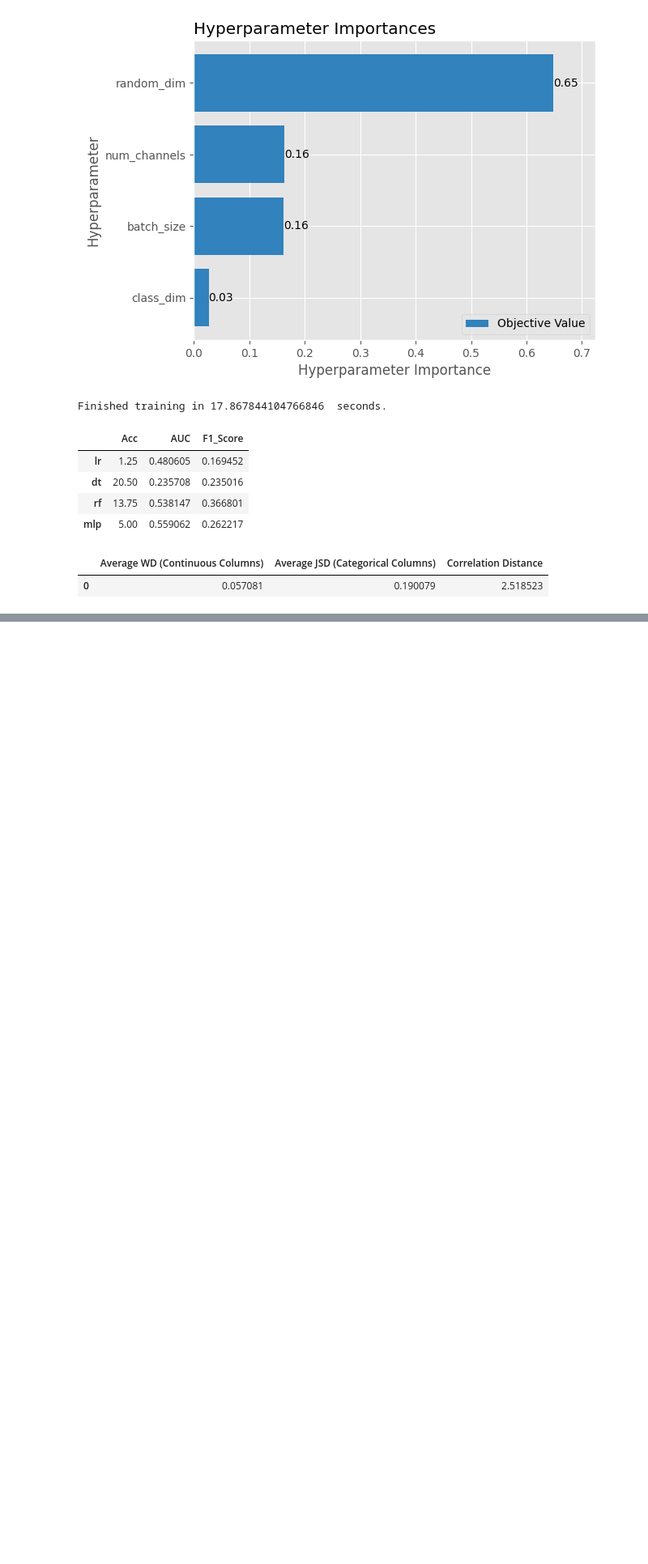
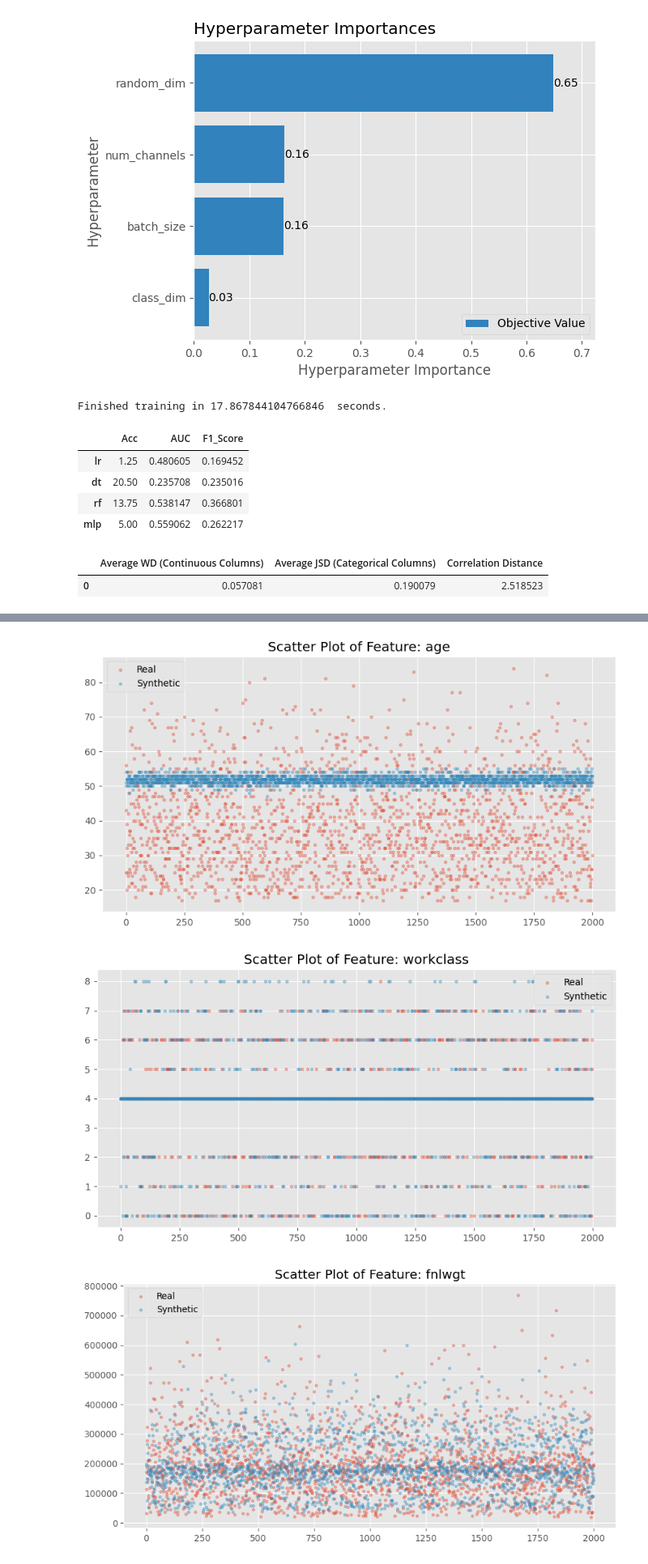
Before and after one commit to Hasherino/CTAB-GAN-DP-experiment, a Jupyter notebook: Experiment_Script_Adult.ipynb, the cells around one changed output, grey strips where cells are left out. Shown at 81% size. Cells and saved outputs as stored; diff of their text form; code cells hidden in the pictures; blank space fills up the shorter version.

```diff
--- a/Experiment_Script_Adult.ipynb
+++ b/Experiment_Script_Adult.ipynb
@@ -278,0 +325,16 @@ privacy_results
+# %%
+def scatter_plot_comparison(real_df, synth_df, features):
+    for col in features:
+        if real_df[col].dtype.kind in 'iuf':
+            plt.figure(figsize=(10, 5))
+            plt.scatter(real_df.index, real_df[col], alpha=0.4, label="Real", s=10)
+            plt.scatter(synth_df.index, synth_df[col], alpha=0.4, label="Synthetic", s=10)
+            plt.title(f"Scatter Plot of Feature: {col}")
+            plt.legend()
+            plt.show()
+# %%
+scatter_plot_comparison(real_df, fake_df, real_df.columns)
+# %% [output]
+[figure, added]
+[figure, added]
+[figure, added]
```
Also changed, not shown: parts of 10 cells of this notebook.
